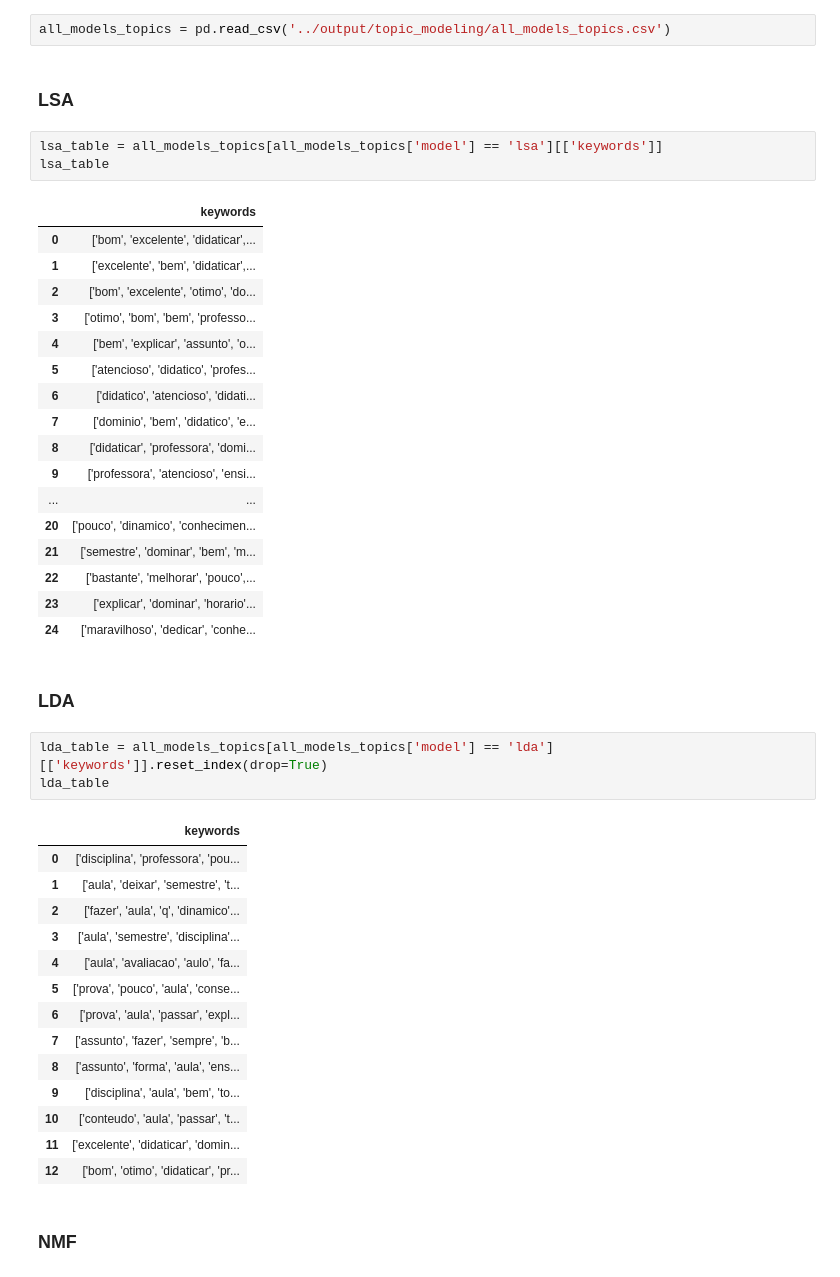
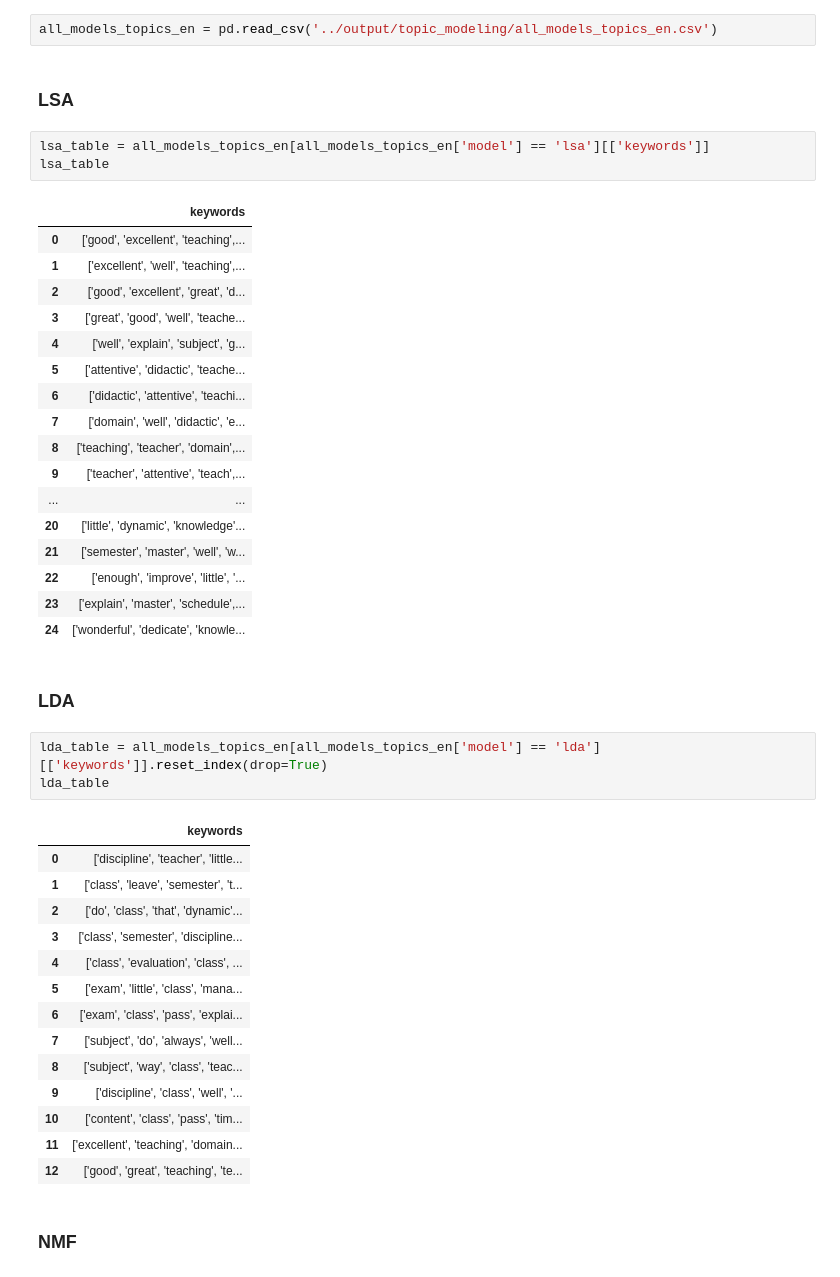
Before and after one commit to PaulaManoella/student_perceptions_analysis_BRACIS, a Jupyter notebook: notebook/output_analysis.ipynb, the cells around one changed output. Saved outputs shown, nothing was run; the diff lists cells and outputs as text.

```diff
--- a/notebook/output_analysis.ipynb
+++ b/notebook/output_analysis.ipynb
@@ -75,48 +103,48 @@ Presenting all generated topic based on the *k* topics number defined on the pre
 # %%
-all_models_topics = pd.read_csv('../output/topic_modeling/all_models_topics.csv')
+all_models_topics_en = pd.read_csv('../output/topic_modeling/all_models_topics_en.csv')
 # %% [markdown]
 ### LSA
 # %%
-lsa_table = all_models_topics[all_models_topics['model'] == 'lsa'][['keywords']]
+lsa_table = all_models_topics_en[all_models_topics_en['model'] == 'lsa'][['keywords']]
 lsa_table
 # %% [output]
 |  | keywords |
-| 0 | ['bom', 'excelente', 'didaticar',... |
-| 1 | ['excelente', 'bem', 'didaticar',... |
-| 2 | ['bom', 'excelente', 'otimo', 'do... |
-| 3 | ['otimo', 'bom', 'bem', 'professo... |
-| 4 | ['bem', 'explicar', 'assunto', 'o... |
-| 5 | ['atencioso', 'didatico', 'profes... |
-| 6 | ['didatico', 'atencioso', 'didati... |
-| 7 | ['dominio', 'bem', 'didatico', 'e... |
-| 8 | ['didaticar', 'professora', 'domi... |
-| 9 | ['professora', 'atencioso', 'ensi... |
+| 0 | ['good', 'excellent', 'teaching',... |
+| 1 | ['excellent', 'well', 'teaching',... |
+| 2 | ['good', 'excellent', 'great', 'd... |
+| 3 | ['great', 'good', 'well', 'teache... |
+| 4 | ['well', 'explain', 'subject', 'g... |
+| 5 | ['attentive', 'didactic', 'teache... |
+| 6 | ['didactic', 'attentive', 'teachi... |
+| 7 | ['domain', 'well', 'didactic', 'e... |
+| 8 | ['teaching', 'teacher', 'domain',... |
+| 9 | ['teacher', 'attentive', 'teach',... |
 | ... | ... |
-| 20 | ['pouco', 'dinamico', 'conhecimen... |
-| 21 | ['semestre', 'dominar', 'bem', 'm... |
-| 22 | ['bastante', 'melhorar', 'pouco',... |
-| 23 | ['explicar', 'dominar', 'horario'... |
-| 24 | ['maravilhoso', 'dedicar', 'conhe... |
+| 20 | ['little', 'dynamic', 'knowledge'... |
+| 21 | ['semester', 'master', 'well', 'w... |
+| 22 | ['enough', 'improve', 'little', '... |
+| 23 | ['explain', 'master', 'schedule',... |
+| 24 | ['wonderful', 'dedicate', 'knowle... |
 # %% [markdown]
 ### LDA
 # %%
-lda_table = all_models_topics[all_models_topics['model'] == 'lda'][['keywords']].reset_index(drop=True)
+lda_table = all_models_topics_en[all_models_topics_en['model'] == 'lda'][['keywords']].reset_index(drop=True)
 lda_table
 # %% [output]
 |  | keywords |
-| 0 | ['disciplina', 'professora', 'pou... |
-| 1 | ['aula', 'deixar', 'semestre', 't... |
-| 2 | ['fazer', 'aula', 'q', 'dinamico'... |
-| 3 | ['aula', 'semestre', 'disciplina'... |
-| 4 | ['aula', 'avaliacao', 'aulo', 'fa... |
-| 5 | ['prova', 'pouco', 'aula', 'conse... |
-| 6 | ['prova', 'aula', 'passar', 'expl... |
-| 7 | ['assunto', 'fazer', 'sempre', 'b... |
-| 8 | ['assunto', 'forma', 'aula', 'ens... |
-| 9 | ['disciplina', 'aula', 'bem', 'to... |
-| 10 | ['conteudo', 'aula', 'passar', 't... |
-| 11 | ['excelente', 'didaticar', 'domin... |
-| 12 | ['bom', 'otimo', 'didaticar', 'pr... |
+| 0 | ['discipline', 'teacher', 'little... |
+| 1 | ['class', 'leave', 'semester', 't... |
+| 2 | ['do', 'class', 'that', 'dynamic'... |
+| 3 | ['class', 'semester', 'discipline... |
+| 4 | ['class', 'evaluation', 'class', ... |
+| 5 | ['exam', 'little', 'class', 'mana... |
+| 6 | ['exam', 'class', 'pass', 'explai... |
+| 7 | ['subject', 'do', 'always', 'well... |
+| 8 | ['subject', 'way', 'class', 'teac... |
+| 9 | ['discipline', 'class', 'well', '... |
+| 10 | ['content', 'class', 'pass', 'tim... |
+| 11 | ['excellent', 'teaching', 'domain... |
+| 12 | ['good', 'great', 'teaching', 'te... |
 # %% [markdown]
 ### NMF
 # %%
```
Also changed, not shown: parts of 20 cells of this notebook, 17 other files.
